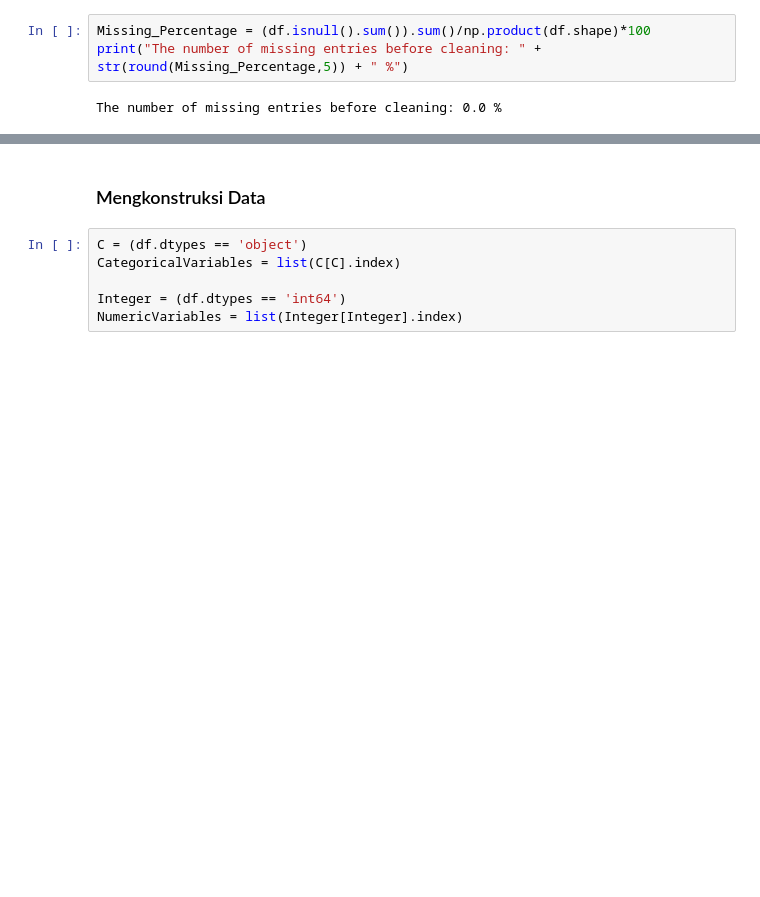
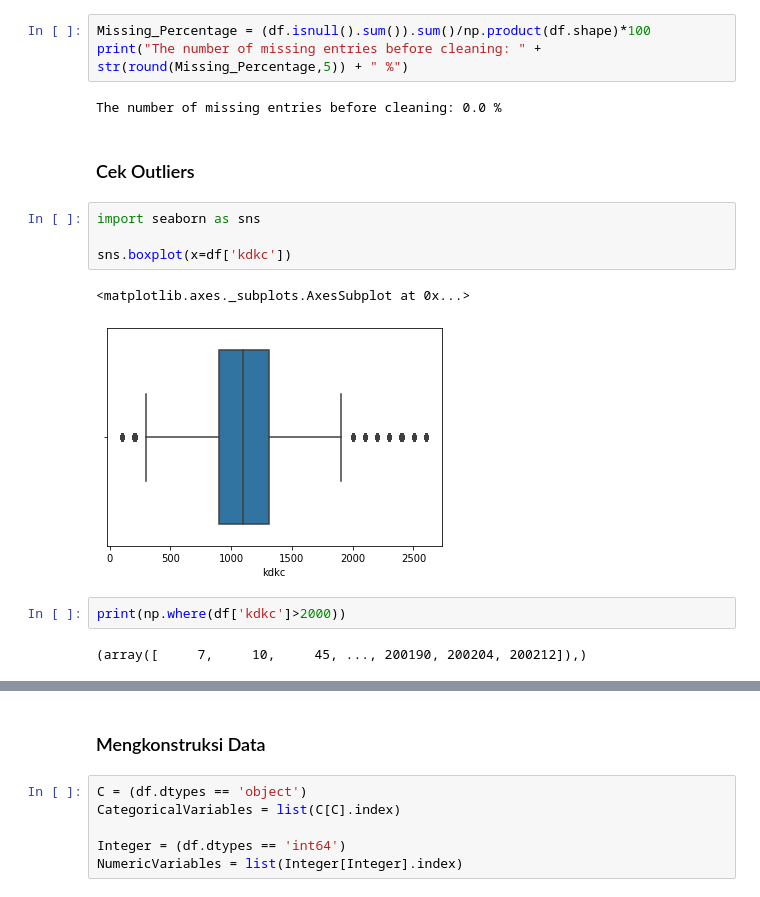
Before and after one commit to gracepanjaitan/Project-DAMI-Binary-Classification-Using-KNN, a Jupyter notebook: Fraud_Detection_Using_KNN_03.ipynb, the cells around one changed output, grey strips where cells are left out. Saved outputs shown, nothing was run; the diff lists cells and outputs as text; blank space fills up the shorter version.

```diff
--- a/Fraud_Detection_Using_KNN_03.ipynb
+++ b/Fraud_Detection_Using_KNN_03.ipynb
@@ -48,3 +125,16 @@ Missing_Percentage = (df.isnull().sum()).sum()/np.product(df.shape)*100
 print("The number of missing entries before cleaning: " + str(round(Missing_Percentage,5)) + " %")
 # %% [output]
 The number of missing entries before cleaning: 0.0 %
+# %% [markdown]
+### Cek Outliers
+# %%
+import seaborn as sns
+
+sns.boxplot(x=df['kdkc'])
+# %% [output]
+<matplotlib.axes._subplots.AxesSubplot at 0x...>
+[figure, added]
+# %%
+print(np.where(df['kdkc']>2000))
+# %% [output]
+(array([     7,     10,     45, ..., 200190, 200204, 200212]),)
```
Also changed, not shown: parts of 19 cells of this notebook.
